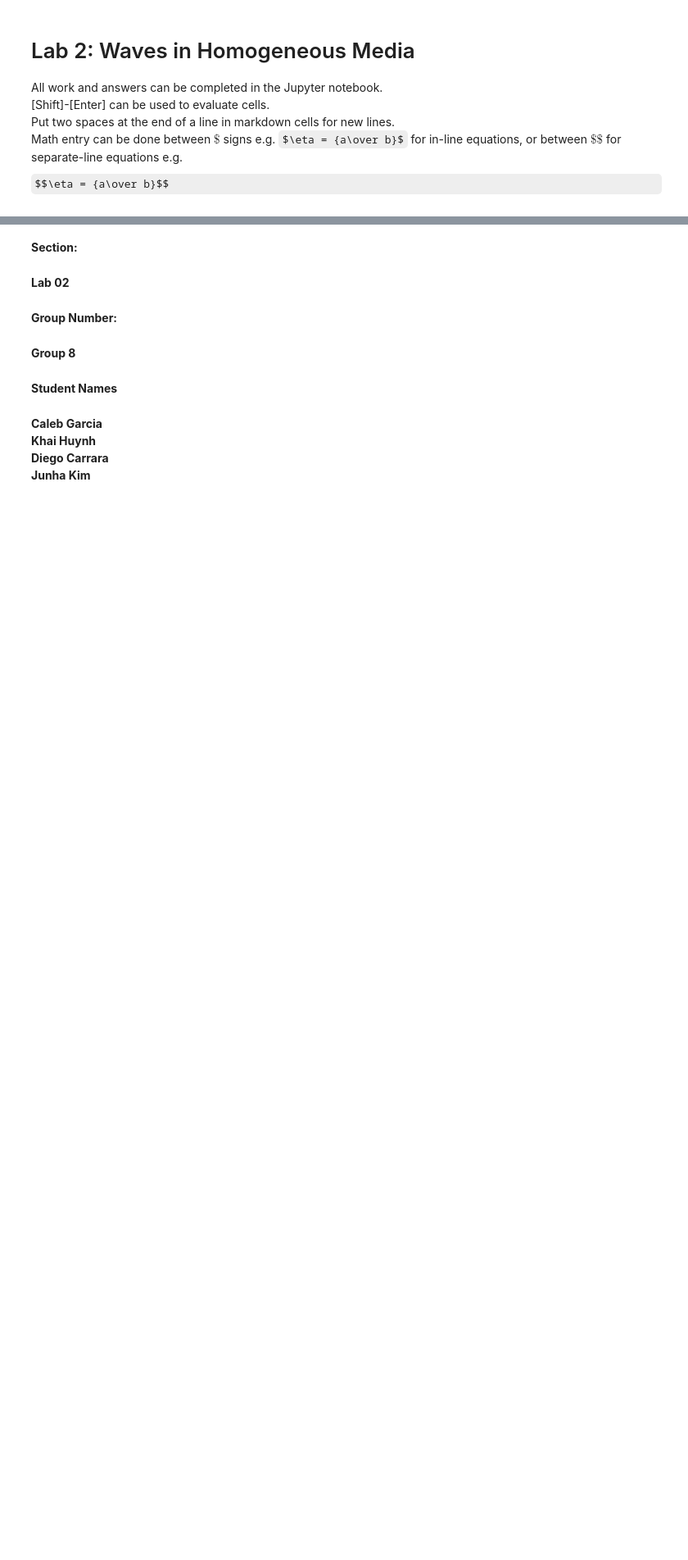
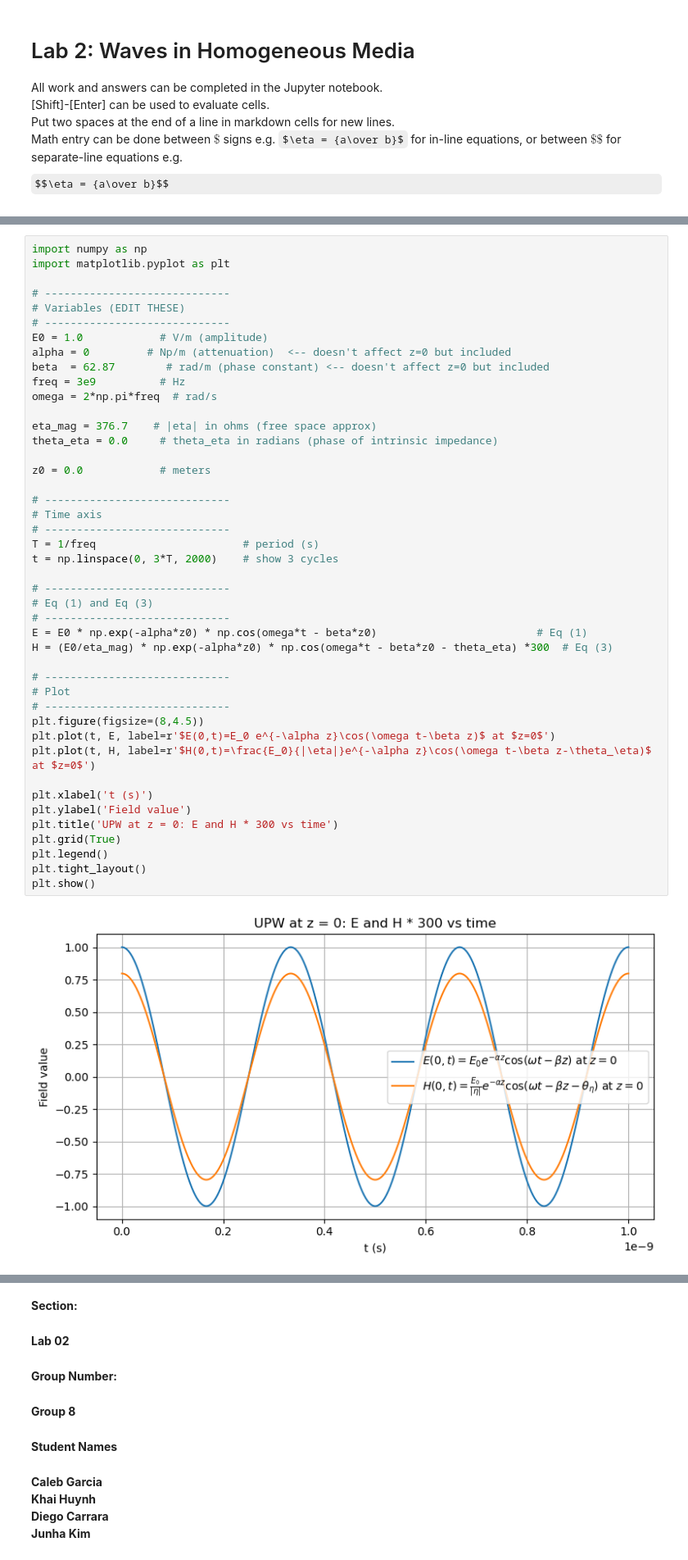
Before and after one commit to cwlebgarcia/ENEL-476, a Jupyter notebook: Lab-2/enel476_lab2_template_v2.ipynb, the cells around one changed output, grey strips where cells are left out. Shown at 82% size. Saved outputs shown, nothing was run; the diff lists cells and outputs as text; some formulas as TeX source; blank space fills up the shorter version.

```diff
--- a/Lab-2/enel476_lab2_template_v2.ipynb
+++ b/Lab-2/enel476_lab2_template_v2.ipynb
@@ -6,0 +191,46 @@ Math entry can be done between $\$$ signs e.g. $\eta = {a\over b}$ for in-line e
+# %%
+import numpy as np
+import matplotlib.pyplot as plt
+
+# -----------------------------
+# Variables (EDIT THESE)
+# -----------------------------
+E0 = 1.0            # V/m (amplitude)
+alpha = 0         # Np/m (attenuation)  <-- doesn't affect z=0 but included
+beta  = 62.87        # rad/m (phase constant) <-- doesn't affect z=0 but included
+freq = 3e9          # Hz
+omega = 2*np.pi*freq  # rad/s
+
+eta_mag = 376.7    # |eta| in ohms (free space approx)
+theta_eta = 0.0     # theta_eta in radians (phase of intrinsic impedance)
+
+z0 = 0.0            # meters
+
+# -----------------------------
+# Time axis
+# -----------------------------
+T = 1/freq                       # period (s)
+t = np.linspace(0, 3*T, 2000)    # show 3 cycles
+
+# -----------------------------
+# Eq (1) and Eq (3)
+# -----------------------------
+E = E0 * np.exp(-alpha*z0) * np.cos(omega*t - beta*z0)                         # Eq (1)
+H = (E0/eta_mag) * np.exp(-alpha*z0) * np.cos(omega*t - beta*z0 - theta_eta) *300  # Eq (3)
+
+# -----------------------------
+# Plot
+# -----------------------------
+plt.figure(figsize=(8,4.5))
+plt.plot(t, E, label=r'$E(0,t)=E_0 e^{-\alpha z}\cos(\omega t-\beta z)$ at $z=0$')
+plt.plot(t, H, label=r'$H(0,t)=\frac{E_0}{|\eta|}e^{-\alpha z}\cos(\omega t-\beta z-\theta_\eta)$ at $z=0$')
+
+plt.xlabel('t (s)')
+plt.ylabel('Field value')
+plt.title('UPW at z = 0: E and H * 300 vs time')
+plt.grid(True)
+plt.legend()
+plt.tight_layout()
+plt.show()
+# %% [output]
+[figure, added]
```
Also changed, not shown: parts of 41 cells of this notebook.
